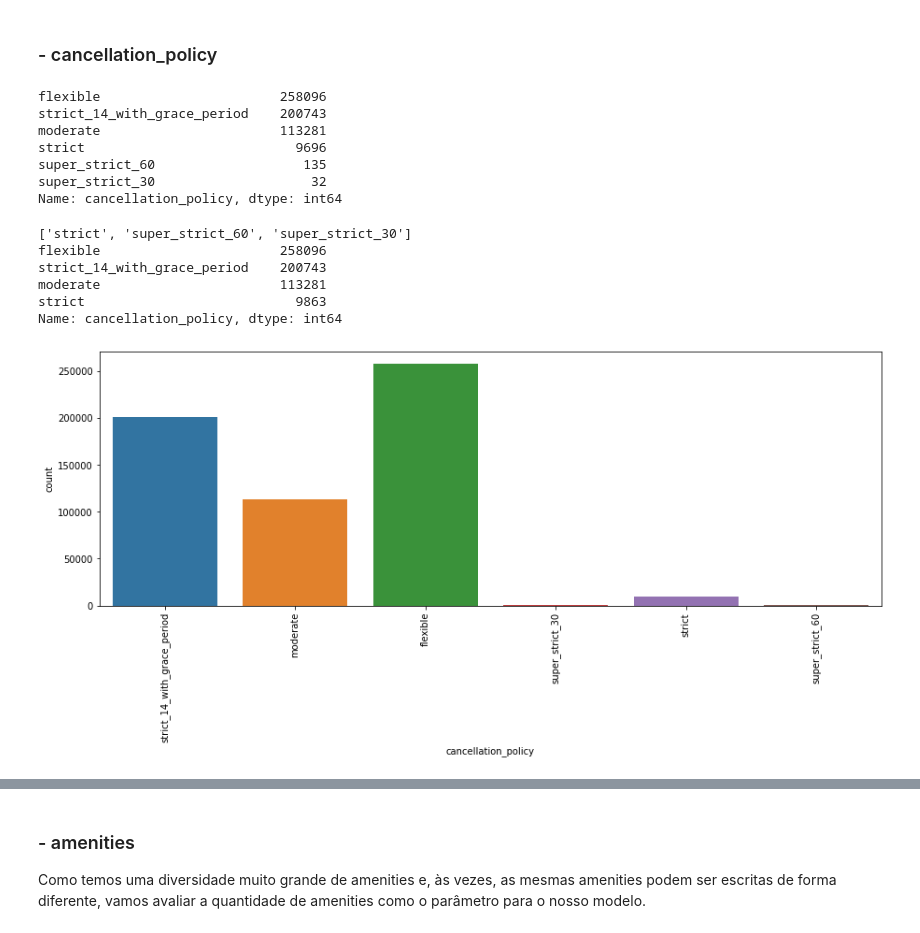
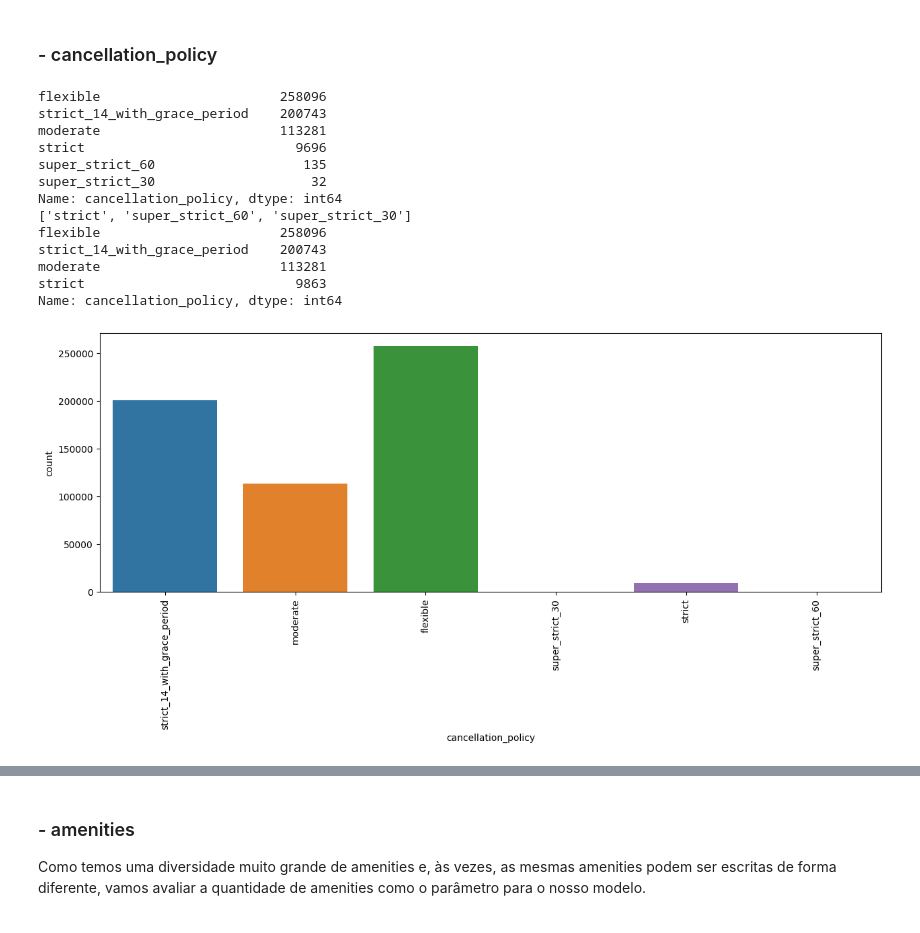
Before and after one commit to BryanFardin/AirBnB-Rio, a Jupyter notebook: Airbnb_Rio.ipynb, the cells around one changed output, grey strips where cells are left out. Cells and saved outputs as stored; diff of their text form; code cells hidden in the pictures.

```diff
--- a/Airbnb_Rio.ipynb
+++ b/Airbnb_Rio.ipynb
@@ -583,41 +624,41 @@ Isso vai simplificar o modelo
 # %%
 print(base_airbnb['cancellation_policy'].value_counts())
 
 plt.figure(figsize=(15, 5))
-grafico = sns.countplot('cancellation_policy', data=base_airbnb)
+grafico = sns.countplot(x='cancellation_policy', data=base_airbnb)
 grafico.tick_params(axis='x', rotation=90)
 
 # agrupando categorias de cancellation_pollicy
 tabela_cancellation = base_airbnb['cancellation_policy'].value_counts()
 colunas_agrupar = []
 
 for tipo in tabela_cancellation.index:
     if tabela_cancellation[tipo] < 10000:
         colunas_agrupar.append(tipo)
 print(colunas_agrupar)
 
 for tipo in colunas_agrupar:
     base_airbnb.loc[base_airbnb['cancellation_policy']==tipo, 'cancellation_policy'] = 'strict'
 
 print(base_airbnb['cancellation_policy'].value_counts())
 plt.figure(figsize=(15, 5))
-grafico = sns.countplot('cancellation_policy', data=base_airbnb)
+grafico = sns.countplot(x='cancellation_policy', data=base_airbnb)
 grafico.tick_params(axis='x', rotation=90)
 # %% [output]
 flexible                       258096
 strict_14_with_grace_period    200743
 moderate                       113281
 strict                           9696
 super_strict_60                   135
 super_strict_30                    32
 Name: cancellation_policy, dtype: int64
+['strict', 'super_strict_60', 'super_strict_30']
+flexible                       258096
+strict_14_with_grace_period    200743
+moderate                       113281
+strict                           9863
+Name: cancellation_policy, dtype: int64
-['strict', 'super_strict_60', 'super_strict_30']
-flexible                       258096
-strict_14_with_grace_period    200743
-moderate                       113281
-strict                           9863
-Name: cancellation_policy, dtype: int64
-[figure, old version]
+[figure, new version]
 [figure]
 # %% [markdown]
 ### - amenities
```
Also changed, not shown: parts of 20 cells of this notebook.
